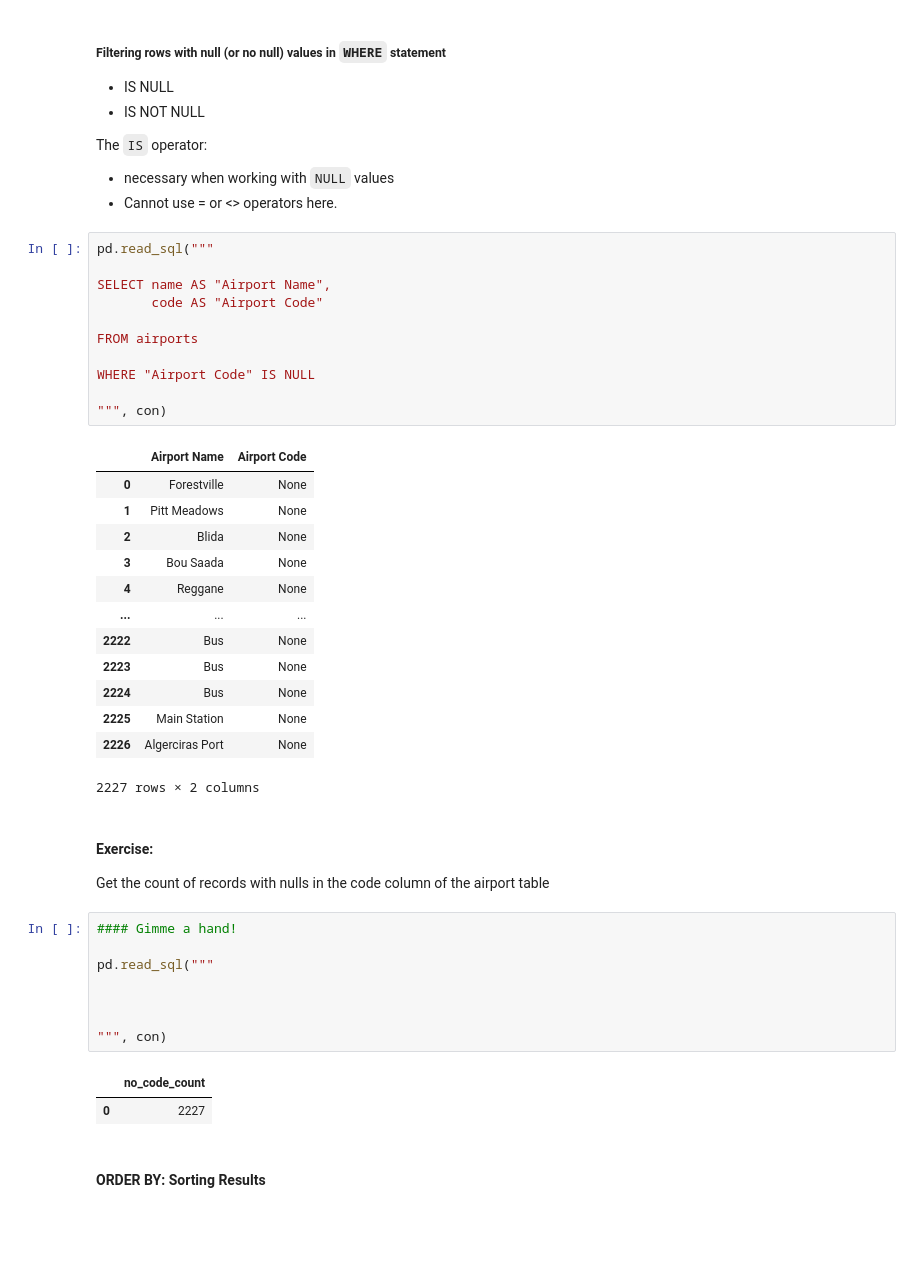
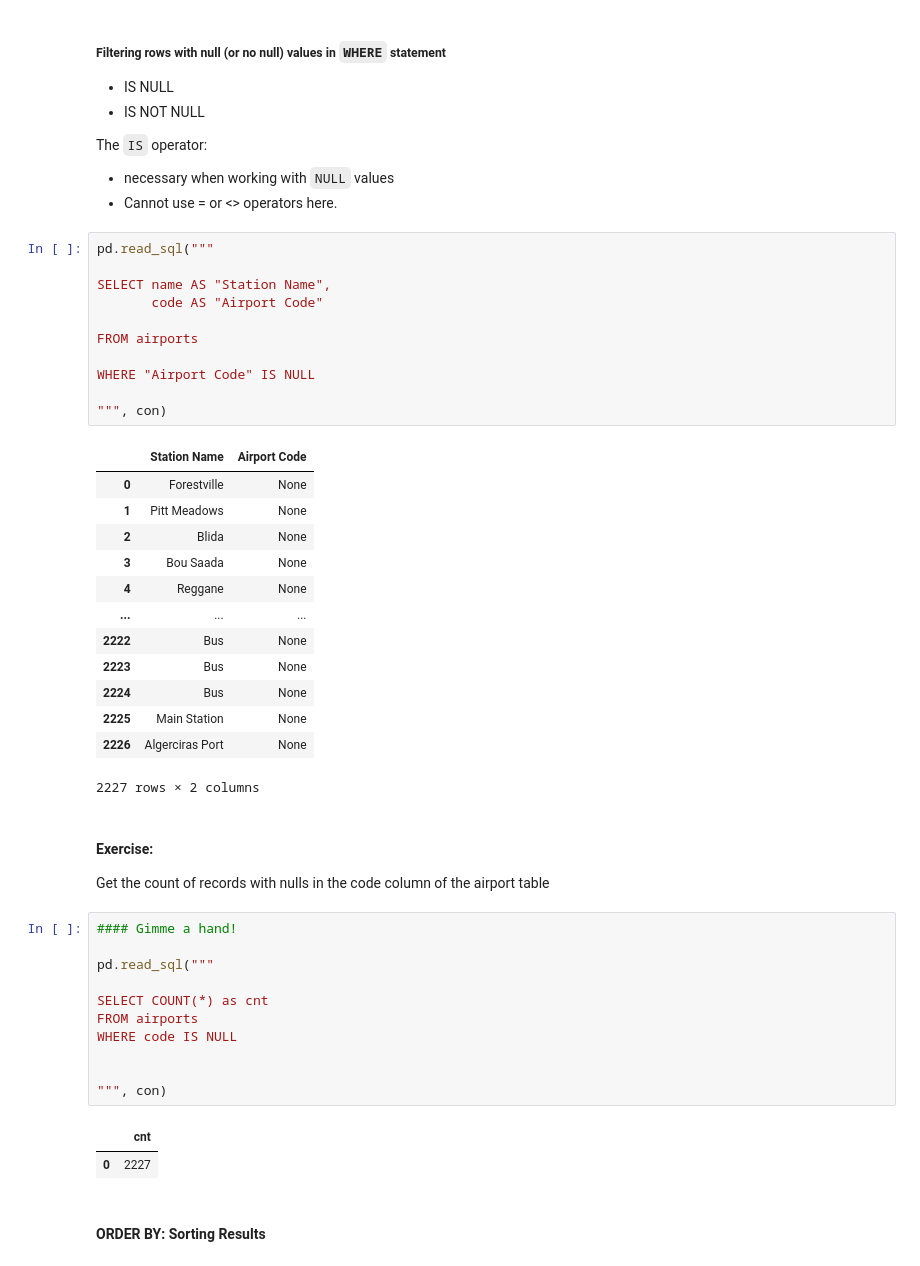
Before and after one commit to williambguo/NYC_DS_082624, a Jupyter notebook: Phase2_SQL/Ph1_T6_SQLBasics.ipynb, the cells around one changed output. Saved outputs shown, nothing was run; the diff lists cells and outputs as text; blank space fills up the shorter version.

```diff
--- a/Phase2_SQL/Ph1_T6_SQLBasics.ipynb
+++ b/Phase2_SQL/Ph1_T6_SQLBasics.ipynb
@@ -849,16 +965,16 @@ The `IS` operator:
 # %%
 pd.read_sql("""
 
-SELECT name AS "Airport Name",
+SELECT name AS "Station Name",
        code AS "Airport Code"
 
 FROM airports
 
 WHERE "Airport Code" IS NULL
 
 """, con)
 # %% [output]
-|  | Airport Name | Airport Code |
+|  | Station Name | Airport Code |
 | 0 | Forestville | None |
 | 1 | Pitt Meadows | None |
 | 2 | Blida | None |
@@ -880,11 +996,14 @@ Get the count of records with nulls in the code column of the airport table
 
 pd.read_sql("""
 
+SELECT COUNT(*) as cnt
+FROM airports
+WHERE code IS NULL
 
 
 """, con)
 # %% [output]
-|  | no_code_count |
+|  | cnt |
 | 0 | 2227 |
 # %% [markdown]
 #### ORDER BY: Sorting Results
```
Also changed, not shown: parts of 16 cells of this notebook, 1 other file.
